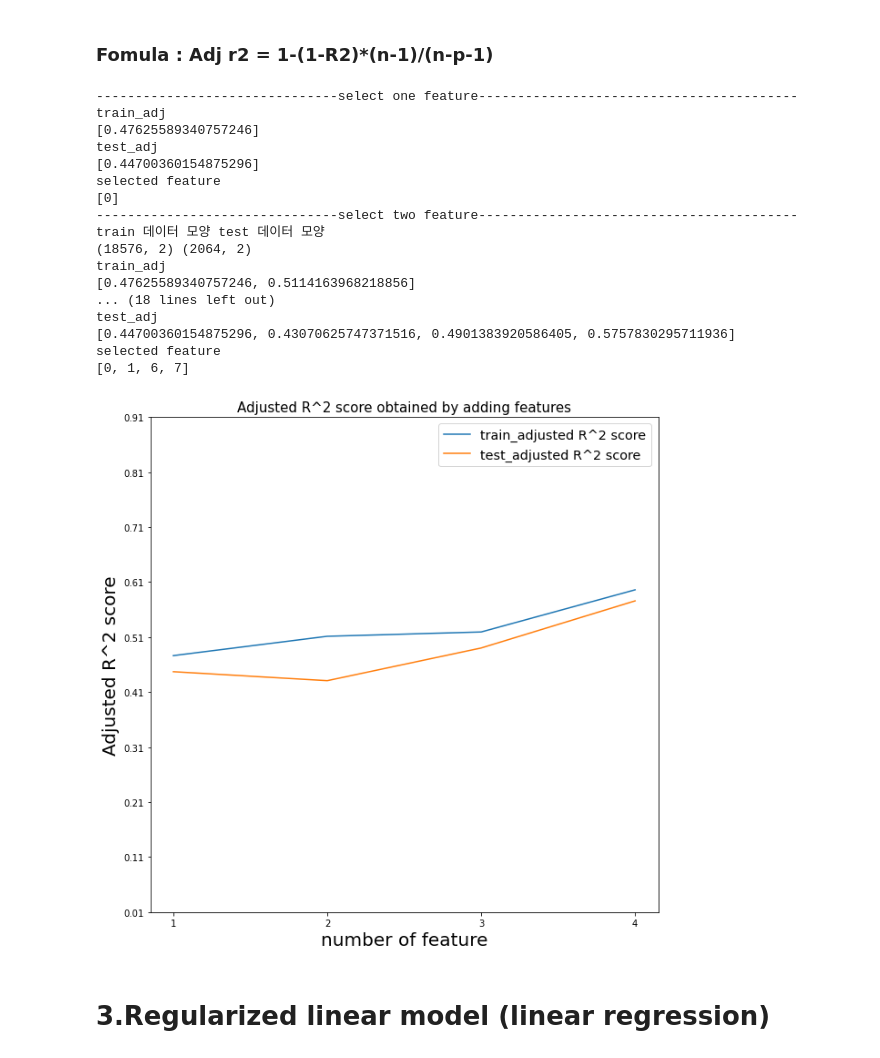
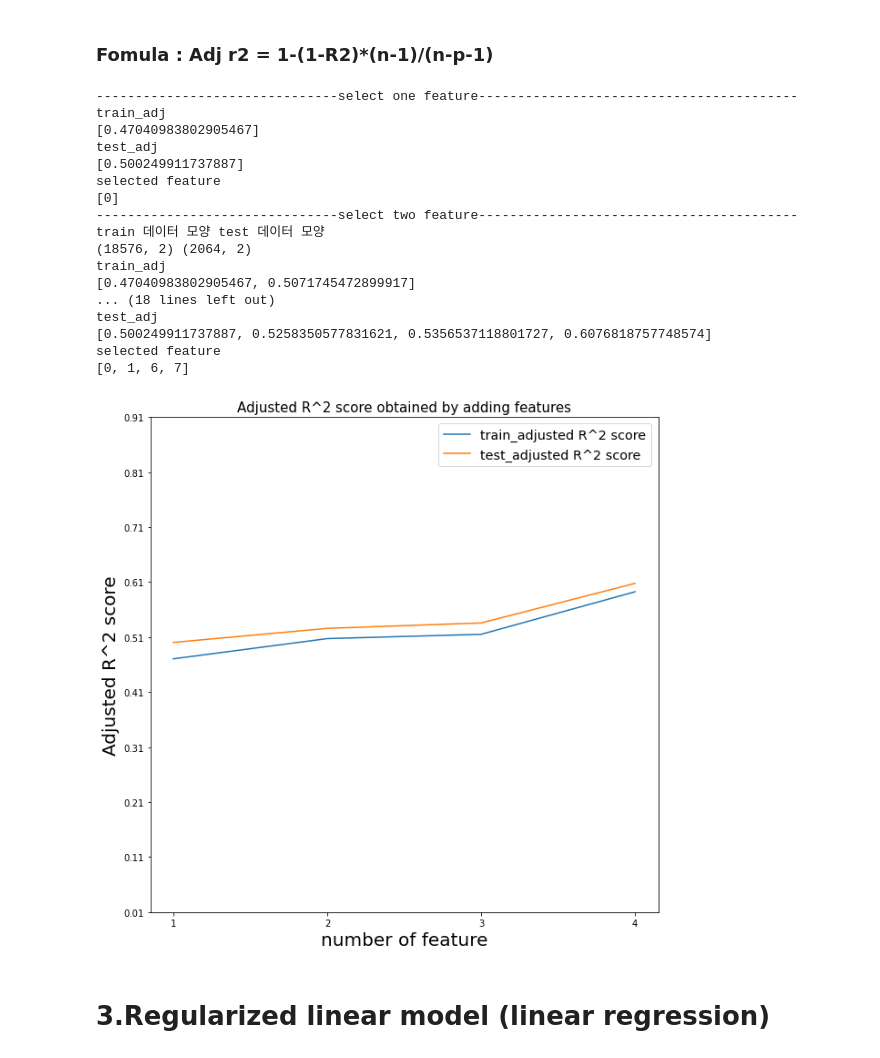
Before and after one commit to UmmAreYouDeveloper/Python-for-ML, a Jupyter notebook: Homework_6/homework6_data (2).ipynb, the cells around one changed output. Drawn from its saved outputs; the diff is of its cells as text; code cells hidden in the pictures.

```diff
--- a/Homework_6/homework6_data (2).ipynb
+++ b/Homework_6/homework6_data (2).ipynb
@@ -82,6 +82,7 @@ import numpy as np
 trans_X = np.transpose(X)
 # pearson 상관계수 배열 형성
 coef_arr = np.corrcoef(trans_X)
+print(coef_arr.shape)
 # 상위 5개 값 추출
 max_val = []
 tmp = []
@@ -89,11 +90,15 @@ for i in range(0,8):
     tmp = np.sort(coef_arr[i])
     max_val.append(tmp[6])
 max_val.sort()
+print(len(max_val))
 # 상관계수 행렬에서의 위치 찾기 => 제일 관계성을 띄는 5개 feature 알아내기
 for i in range(0,8):
+    # 5개만 보여주기
+    if i <= 2: continue
     print(np.where(coef_arr == max_val[i]))
-# data slicing
+#data slicing
 trans_X = np.vstack([trans_X[0], trans_X[2], trans_X[3], trans_X[4], trans_X[7]])
 coef_arr = np.corrcoef(trans_X)
 coef_arr.shape
+print(coef_arr)
 # %% [output]
@@ -240,25 +248,37 @@ def train_forward_selection(data,p):
     max_index = -1
     # 처음 feautrue 뽑는 로직
     if p == 1:
+        # feature collection
         for feature in range(0,n_feature):
+            #평가후 결과 생성
             result = estimator(X_train[:,feature].reshape(-1, 1),Y_train,X_train[:,feature].reshape(-1, 1),Y_train,1)
+            #최대값 갱신
             if mf < result:
                 mf = result
                 max_index = feature
+        #결과 리스트에 추가
         train_adj.append(mf)
         train_subset.append(max_index)
     # 두번 째 부터 feature 뽑는 로직
     else:
+        # feture collection
         for feature in range(0,n_feature):
+            # 뽑혔던 것은 무시
             if feature in train_subset:   continue
+            #데이터 합치고
             tmp = np.hstack([data,X_train[:,feature].reshape(-1, 1)])
+            # 평가후 결과 생성
             result = estimator(tmp,Y_train,tmp,Y_train,p)
+        #최대값 갱신
             if mf < result:
                 mf = result
                 max_index = feature
+        #결과 리스트에 추가
         train_adj.append(mf)
         train_subset.append(max_index)
-        return tmp;
+        #최상의 조합 리턴
+        concat = np.hstack([data,X_train[:,max_index].reshape(-1, 1)])
+        return concat;
 
 print('-------------------------------select one feature-----------------------------------------')
 # 첫 번째 feature 선택
@@ -319,38 +339,38 @@ test_adj.append(result)
 print('train_adj')
 print(train_adj)
 print('test_adj')
 print(test_adj)
 print('selected feature')
 print(train_subset)
 
 # graph setting
 plt.plot([i for i in range(1,5)],train_adj,label='train_adjusted R^2 score')
 plt.plot([i for i in range(1,5)],test_adj,label='test_adjusted R^2 score')
 plt.legend(loc='upper right',fontsize='x-large')
 x_bins = np.arange(1,5,step=1)
 plt.xticks(x_bins)
 y_bins = np.arange(0.01,1.01,step=0.1)
 plt.yticks(y_bins)
 plt.show()
 # %% [output]
 -------------------------------select one feature-----------------------------------------
 train_adj
-[0.47625589340757246]
+[0.47040983802905467]
 test_adj
-[0.44700360154875296]
+[0.500249911737887]
 selected feature
 [0]
 -------------------------------select two feature-----------------------------------------
 train 데이터 모양 test 데이터 모양
 (18576, 2) (2064, 2)
 train_adj
-[0.47625589340757246, 0.5114163968218856]
+[0.47040983802905467, 0.5071745472899917]
 ... (18 lines left out)
 test_adj
-[0.44700360154875296, 0.43070625747371516, 0.4901383920586405, 0.5757830295711936]
+[0.500249911737887, 0.5258350577831621, 0.5356537118801727, 0.6076818757748574]
 selected feature
 [0, 1, 6, 7]
-[figure, old version]
+[figure, new version]
 # %% [markdown]
 # 3.Regularized linear model (linear regression)
 # %% [markdown]
```
Also changed, not shown: parts of 5 cells of this notebook, 1 other file.
